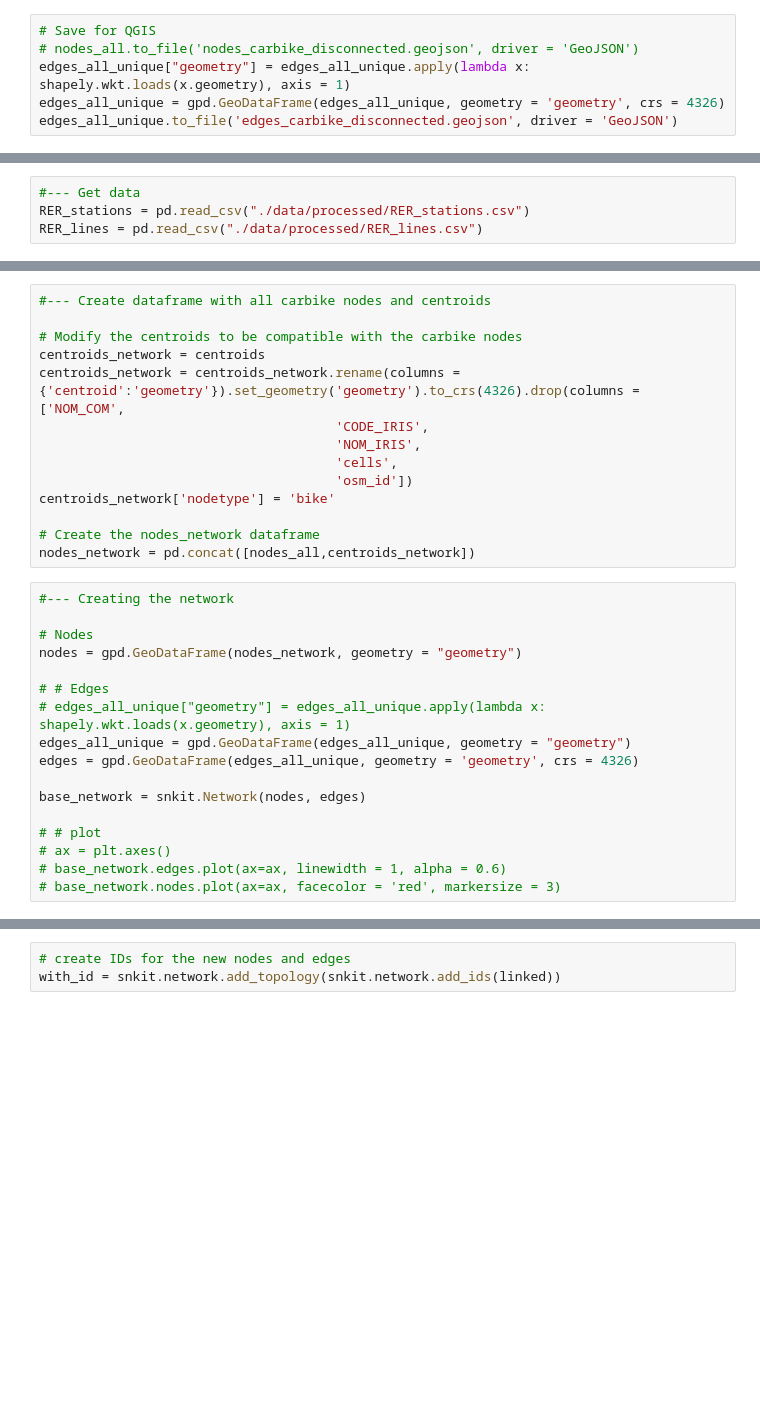
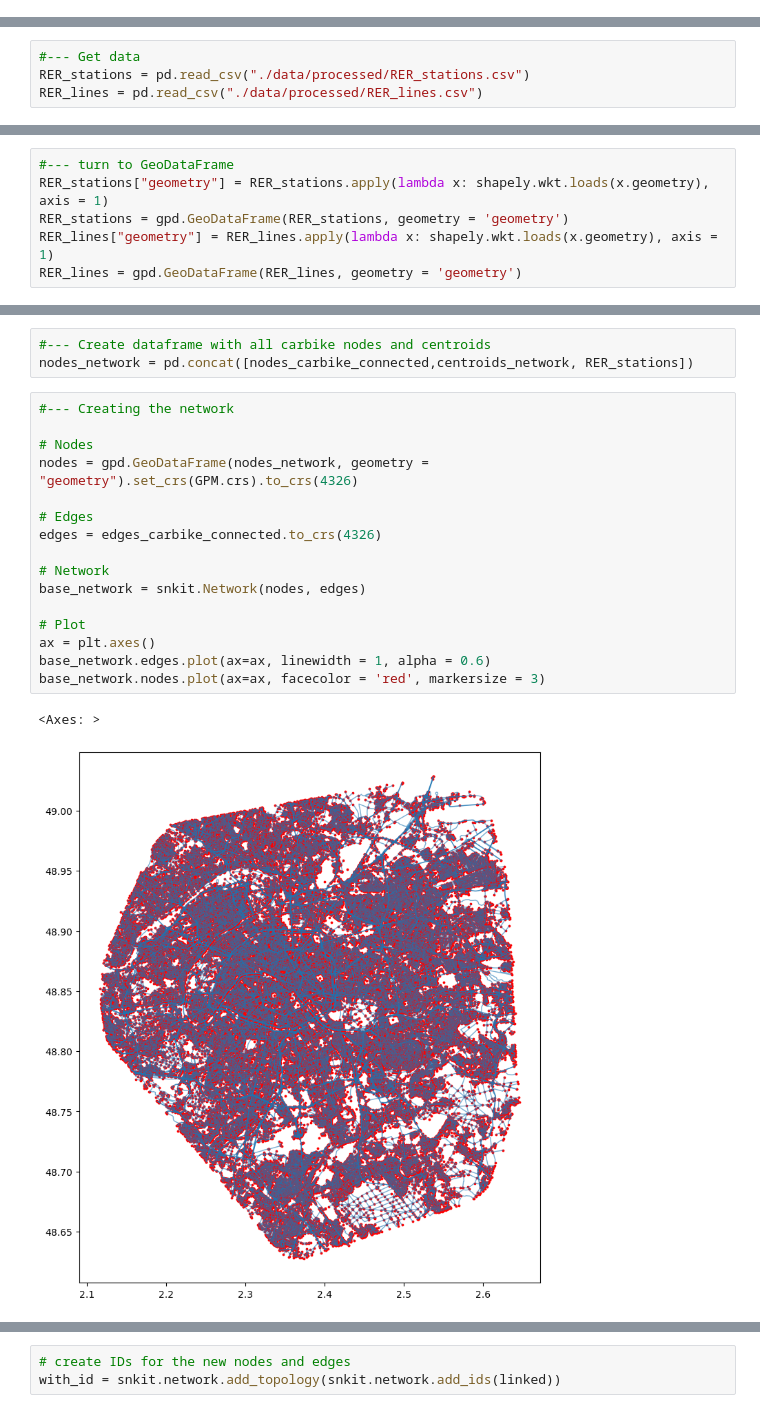
Before and after one commit to AurianeTec/Thesis, a Jupyter notebook: create_final_network.ipynb, the cells around one changed output, grey strips where cells are left out. Cells and saved outputs as stored; diff of their text form; blank space fills up the shorter version.

```diff
--- a/create_final_network.ipynb
+++ b/create_final_network.ipynb
@@ -240,7 +166 @@ defaultdict(list,
-# %%
-# Save for QGIS
-# nodes_all.to_file('nodes_carbike_disconnected.geojson', driver = 'GeoJSON')
-edges_all_unique["geometry"] = edges_all_unique.apply(lambda x: shapely.wkt.loads(x.geometry), axis = 1)
-edges_all_unique = gpd.GeoDataFrame(edges_all_unique, geometry = 'geometry', crs = 4326)
-edges_all_unique.to_file('edges_carbike_disconnected.geojson', driver = 'GeoJSON')
 # %%
@@ -258,3 +193,9 @@ RER_lines = pd.read_csv("./data/processed/RER_lines.csv")
+# %%
+#--- turn to GeoDataFrame
+RER_stations["geometry"] = RER_stations.apply(lambda x: shapely.wkt.loads(x.geometry), axis = 1)
+RER_stations = gpd.GeoDataFrame(RER_stations, geometry = 'geometry')
+RER_lines["geometry"] = RER_lines.apply(lambda x: shapely.wkt.loads(x.geometry), axis = 1)
+RER_lines = gpd.GeoDataFrame(RER_lines, geometry = 'geometry')
 # %% [markdown]
 ## Connect carbike edges and centroids
 A network is created with
@@ -264,33 +205,24 @@ A network is created with
 These edges and nodes are connected by creating an edge between each centroid and its nearest edge.
 # %%
 #--- Create dataframe with all carbike nodes and centroids
-
-# Modify the centroids to be compatible with the carbike nodes
-centroids_network = centroids
-centroids_network = centroids_network.rename(columns = {'centroid':'geometry'}).set_geometry('geometry').to_crs(4326).drop(columns = ['NOM_COM',
-                                      'CODE_IRIS',
-                                      'NOM_IRIS',
-                                      'cells',
-                                      'osm_id'])
-centroids_network['nodetype'] = 'bike'
-
-# Create the nodes_network dataframe
-nodes_network = pd.concat([nodes_all,centroids_network])
+nodes_network = pd.concat([nodes_carbike_connected,centroids_network, RER_stations])
 # %%
 #--- Creating the network
 
 # Nodes
-nodes = gpd.GeoDataFrame(nodes_network, geometry = "geometry")
+nodes = gpd.GeoDataFrame(nodes_network, geometry = "geometry").set_crs(GPM.crs).to_crs(4326)
 
-# # Edges
-# edges_all_unique["geometry"] = edges_all_unique.apply(lambda x: shapely.wkt.loads(x.geometry), axis = 1)
-edges_all_unique = gpd.GeoDataFrame(edges_all_unique, geometry = "geometry")
-edges = gpd.GeoDataFrame(edges_all_unique, geometry = 'geometry', crs = 4326)
+# Edges
+edges = edges_carbike_connected.to_crs(4326)
 
+# Network
 base_network = snkit.Network(nodes, edges)
 
-# # plot
-# ax = plt.axes()
-# base_network.edges.plot(ax=ax, linewidth = 1, alpha = 0.6)
-# base_network.nodes.plot(ax=ax, facecolor = 'red', markersize = 3)
+# Plot
+ax = plt.axes()
+base_network.edges.plot(ax=ax, linewidth = 1, alpha = 0.6)
+base_network.nodes.plot(ax=ax, facecolor = 'red', markersize = 3)
+# %% [output]
+<Axes: >
+[figure, added]
 # %%
```
Also changed, not shown: parts of 37 cells of this notebook, 12 other files.
